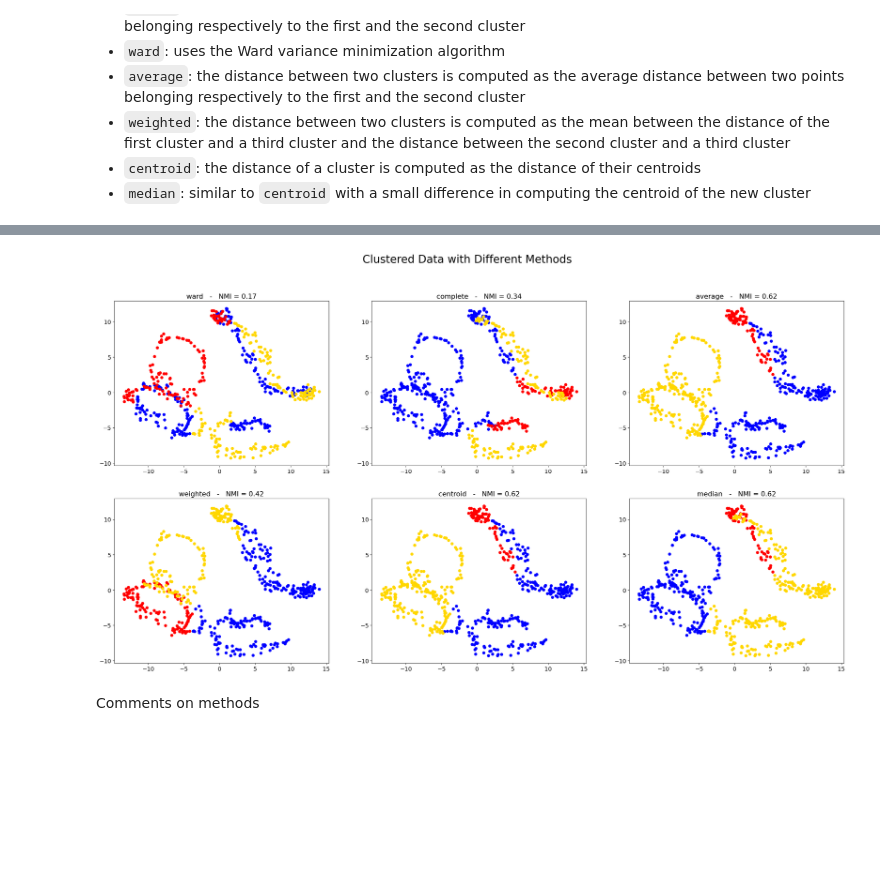
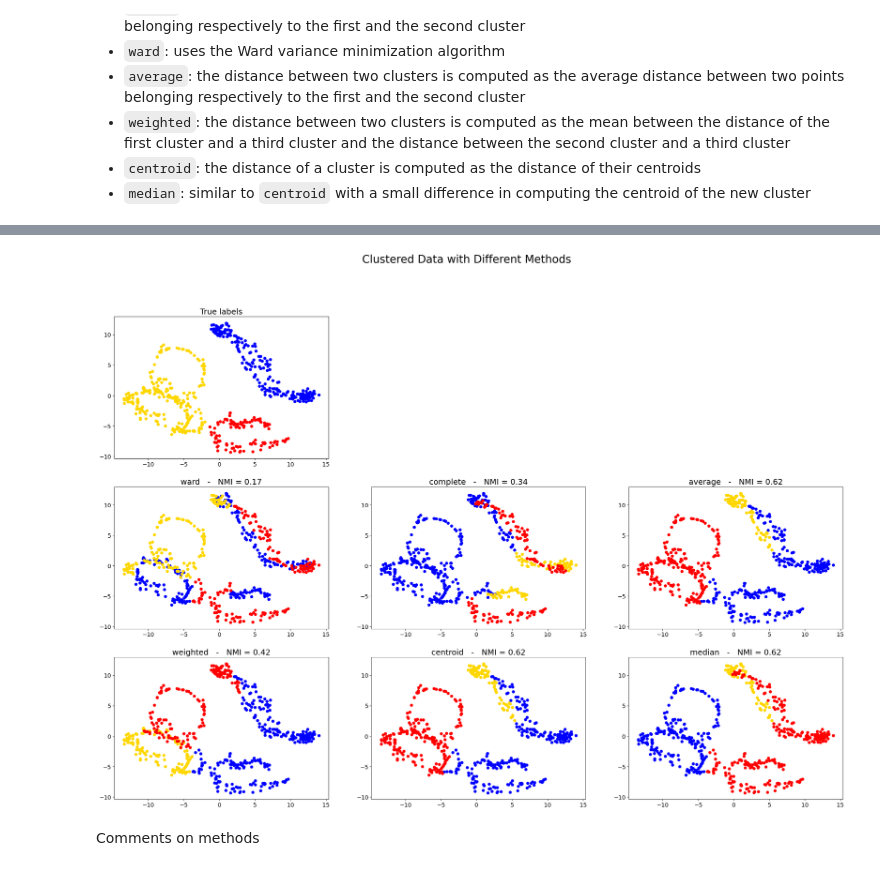
Before and after one commit to giuliadoda/LCP_mod_B, a Jupyter notebook: Ex2/group2406_exercise02.ipynb, the cells around one changed output, grey strips where cells are left out. Cells and saved outputs as stored; diff of their text form; code cells hidden in the pictures; blank space fills up the shorter version.

```diff
--- a/Ex2/group2406_exercise02.ipynb
+++ b/Ex2/group2406_exercise02.ipynb
@@ -354,14 +354,14 @@ for i, eps in enumerate(eps_range):
         if clustnumb:
             hmapred[i,j]=nmi
 # %%
-htmap=pd.DataFrame(data=hmap,index=np.round(eps_range,1),columns=min_sample_range)
+# display heatmap
+htmap=pd.DataFrame(data=hmap[::-1],index=np.round(eps_range[::-1],1),columns=min_sample_range)
 fig,ax=plt.subplots(figsize=(10,7))
 sns.heatmap(htmap,cmap="viridis")
 ax.set_title("Normalized mutual information")
 maxvall=htmap.idxmax(axis=0)
-plt.xlabel('min_samples')
-plt.ylabel('eps')
-#sns.lineplot(x=min_sample_range, y=maxval)
+plt.xlabel('min samples')
+plt.ylabel('$\epsilon$')
 
 maxval=htmap.max(axis=0).max()
 i,c=np.where(htmap==maxval)
@@ -571,9 +574,10 @@ for i,m in enumerate(h_methods):
     hm = linkage(X3D, method=m)
     h_linkage_matrixes.append(hm)
     # display dendrogram
+    set_link_color_palette(cpalette)
     dendrogram(hm, truncate_mode='level', p=level_thr, ax=ax[row][col])
-    ax[row][col].set_title(m)
-    ax[row][col].set_xlabel('Number of points in node')
-    ax[row][col].set_ylabel('Distance')
+    ax[row][col].set_title(m, fontsize=18)
+    ax[row][col].set_xlabel('Number of points in node', fontsize=13)
+    ax[row][col].set_ylabel('Distance', fontsize=13)
 plt.show()
 # %% [output]
@@ -584,12 +588,17 @@ plt.show()
 # getting predicted label from each point
 hcluster_labels = fcluster(hierarchical_model, n_true_center, criterion='maxclust')
 
-plt.figure(figsize=(8, 6))
+fig, ax = plt.subplots(nrows=1, ncols=2, figsize=(15, 7))
+colors_h = ['blue', 'gold', 'red']
 
 for cluster in range(1, n_true_center + 1):
-    plt.scatter(X3D[hcluster_labels == cluster, 0], X3D[hcluster_labels == cluster, 1], color = cpalette[cluster-1])
+    ax[0].scatter(X3D[y_true == cluster-1, 0], X3D[y_true == cluster-1, 1], color = colors_h[cluster-1])
+ax[0].set_title('True labels', fontsize=15)
 
-plt.title('Clustered Data with SINGLE method for hierarchical clustering')
+for cluster in range(1, n_true_center + 1):
+    ax[1].scatter(X3D[hcluster_labels == cluster, 0], X3D[hcluster_labels == cluster, 1], color = colors_h[cluster-1])
+ax[1].set_title('Clustered Data with SINGLE method for hierarchical clustering')
+
 plt.show()
 
 print(f'NMI = {NMI(y_true,hcluster_labels):.2f}')
@@ -599,22 +608,28 @@ NMI = 0.74
 # %%
 # other methods
 
-fig, ax = plt.subplots(nrows=2, ncols=3, figsize=(30,15))
+fig, ax = plt.subplots(nrows=3, ncols=3, figsize=(30,20))
 fig.suptitle('Clustered Data with Different Methods', fontsize=25)
 
-# getting predicted label from each point for each method requiring 3 clusters
+for cluster in range(1, n_true_center + 1):
+    ax[0, 0].scatter(X3D[y_true == cluster-1, 0], X3D[y_true == cluster-1, 1], color = colors_h[cluster-1])
+ax[0, 0].set_title('True labels', fontsize=18)
+
+# getting predicted label from each point for each method
 for i, hm in enumerate(h_linkage_matrixes):
     row = i // 3
     col = i % 3
     hl = fcluster(hm, n_true_center, criterion='maxclust')
     for cluster in range(1, n_true_center + 1):
-        ax[row][col].scatter(X3D[hl == cluster, 0], X3D[hl == cluster, 1], color = cpalette[cluster-1])
+        ax[row+1][col].scatter(X3D[hl == cluster, 0], X3D[hl == cluster, 1], color = colors_h[cluster-1])
         t = h_methods[i] + '   -   ' + f'NMI = {NMI(y_true, hl):.2f}'
-        ax[row][col].set_title(t)
+        ax[row+1][col].set_title(t, fontsize=18)
 
+fig.delaxes(ax[0][2])
+fig.delaxes(ax[0][1])
 plt.show()
 # %% [output]
-[figure, old version]
+[figure, new version]
 # %% [markdown]
 Comments on methods
 # %% [markdown]
```
Also changed, not shown: parts of 11 cells of this notebook.
